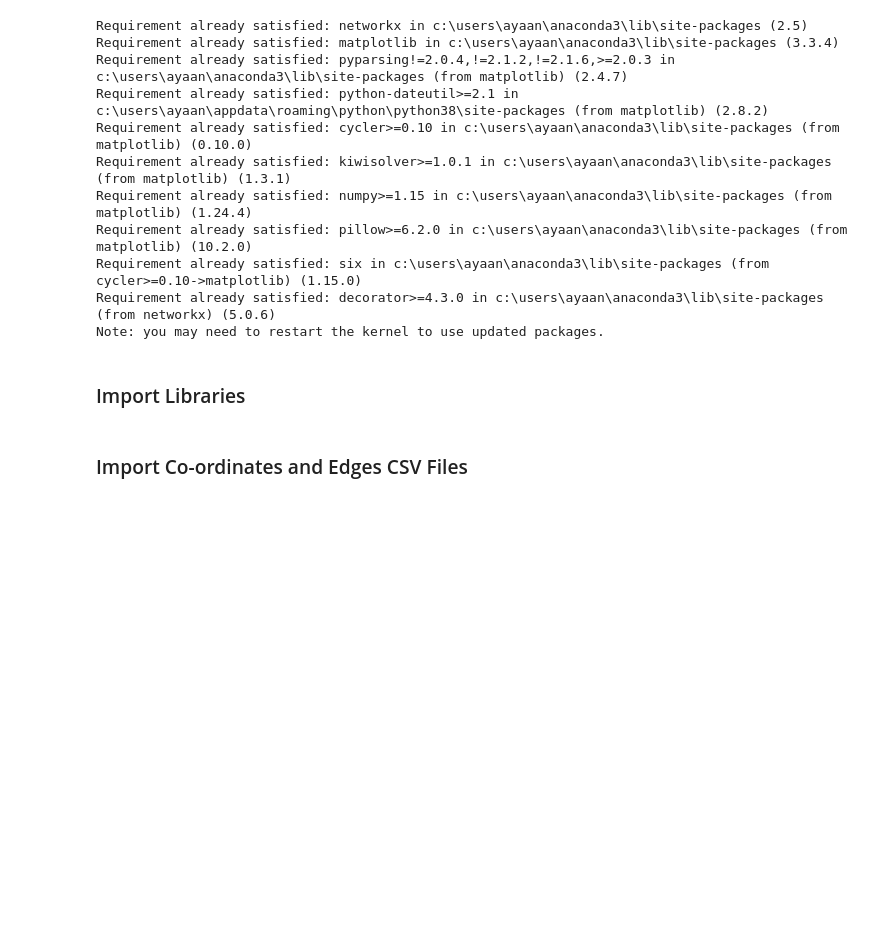
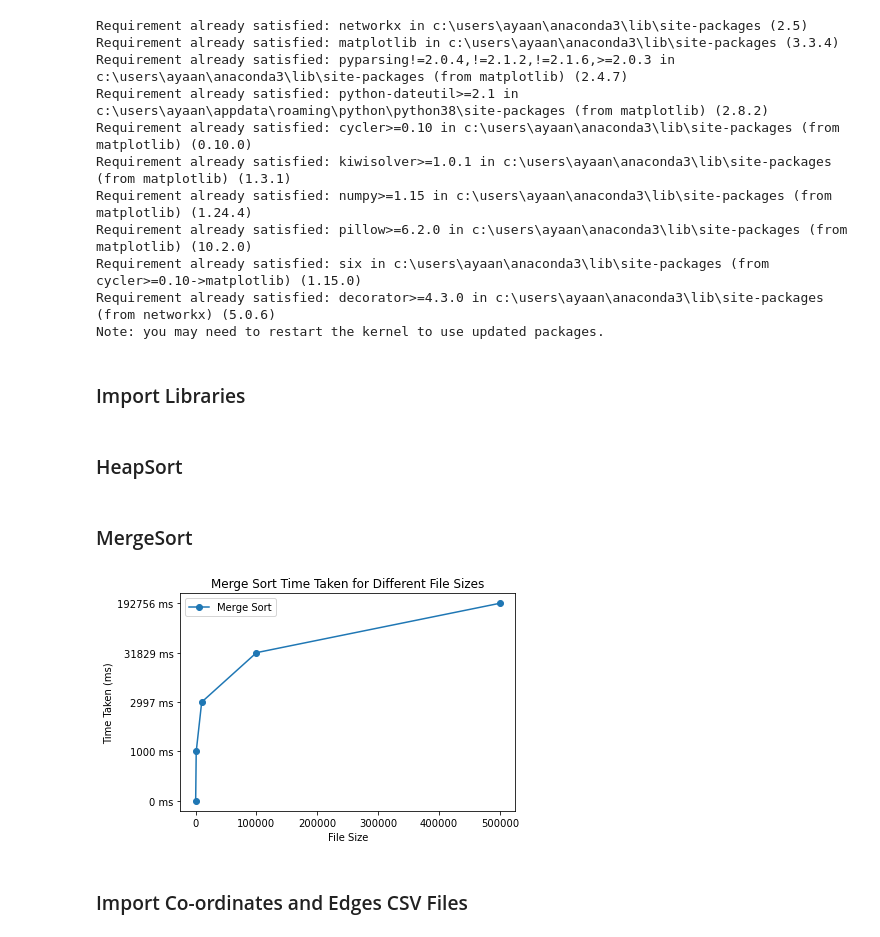
Before and after one commit to ayaan278/Algorithm, a Jupyter notebook: Graphs.ipynb, the cells around one changed output. Drawn from its saved outputs; the diff is of its cells as text; code cells hidden in the pictures; blank space fills up the shorter version.

Commit message:
Done with Merge sort graph and few code cleanup

```diff
--- a/Graphs.ipynb
+++ b/Graphs.ipynb
@@ -44 +45,3 @@ from mpl_toolkits.mplot3d import Axes3D
 import csv
+# %% [markdown]
+### HeapSort
@@ -45,3 +70,29 @@ import csv
+# %% [markdown]
+### MergeSort
+# %%
+import pandas as pd
+import matplotlib.pyplot as plt
+
+# Read data from the CSV file without column names
+df = pd.read_csv('./Outputs/Question2/MergeSortTime.csv', header=None)
+
+# Convert DataFrame columns to numpy arrays
+file_size = df.iloc[:, 0].values
+time_taken = df.iloc[:, 1].values
+
+# Plotting the data
+plt.plot(file_size, time_taken, marker='o', linestyle='-', label='Merge Sort')  # Using markers to show all data points
+
+# Adding labels and title
+plt.xlabel('File Size')
+plt.ylabel('Time Taken (ms)')
+plt.title('Merge Sort Time Taken for Different File Sizes')
+plt.legend()
+
+# Display the plot
+plt.show()
+# %% [output]
+[figure, added]
 # %% [markdown]
 ### Import Co-ordinates and Edges CSV Files
 # %%
```
Also changed, not shown: parts of 2 cells of this notebook, 22 other files.
